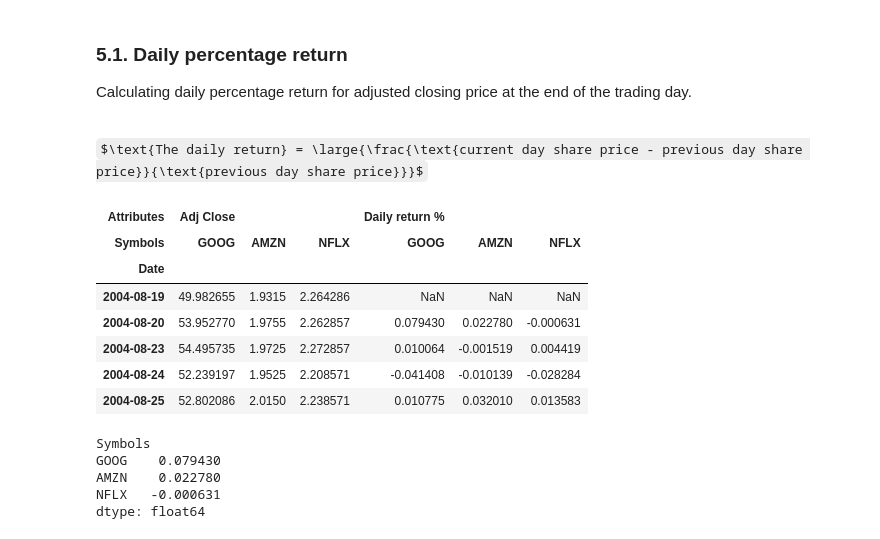
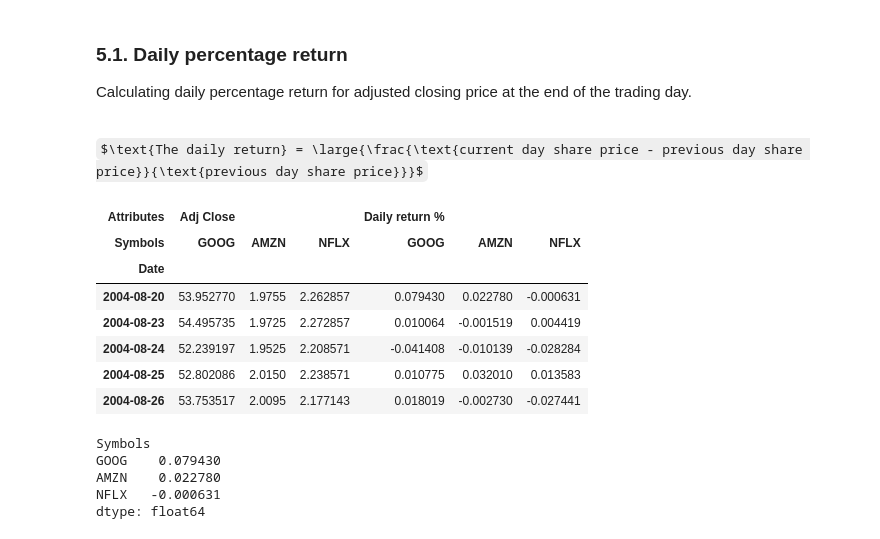
Before and after one commit to Negin1164/Data-Analysis-with-Python, a Jupyter notebook: Stock_Market_Data_Analysis_Github.ipynb, the cells around one changed output. Drawn from its saved outputs; the diff is of its cells as text; code cells hidden in the pictures; some formulas as TeX source.

```diff
--- a/Stock_Market_Data_Analysis_Github.ipynb
+++ b/Stock_Market_Data_Analysis_Github.ipynb
@@ -452,16 +401,16 @@ df[('Daily return %', 'GOOG')] = df.xs(key='Adj Close', level=0, axis=1)['GOOG']
 df[('Daily return %', 'AMZN')] = df.xs(key='Adj Close', level=0, axis=1)['AMZN'].pct_change(fill_method ='ffill')
 df[('Daily return %', 'NFLX')] = df.xs(key='Adj Close', level=0, axis=1)['NFLX'].pct_change(fill_method ='ffill')
 # %%
-df[['Adj Close' , 'Daily return %']].head(5)
+df[['Adj Close' , 'Daily return %']].dropna().head(5)
 # %% [output]
 | Attributes | Adj Close |  |  | Daily return % |  |  |
 | Symbols | GOOG | AMZN | NFLX | GOOG | AMZN | NFLX |
 | Date |  |  |  |  |  |  |
-| 2004-08-19 | 49.982655 | 1.9315 | 2.264286 | NaN | NaN | NaN |
 | 2004-08-20 | 53.952770 | 1.9755 | 2.262857 | 0.079430 | 0.022780 | -0.000631 |
 | 2004-08-23 | 54.495735 | 1.9725 | 2.272857 | 0.010064 | -0.001519 | 0.004419 |
 | 2004-08-24 | 52.239197 | 1.9525 | 2.208571 | -0.041408 | -0.010139 | -0.028284 |
 | 2004-08-25 | 52.802086 | 2.0150 | 2.238571 | 0.010775 | 0.032010 | 0.013583 |
+| 2004-08-26 | 53.753517 | 2.0095 | 2.177143 | 0.018019 | -0.002730 | -0.027441 |
 # %%
 # percentage change 2004/08/19 - 2004/08/20
 (df['Adj Close'].iloc[1] - df['Adj Close'].iloc[0])/ df['Adj Close'].iloc[0]
```
Also changed, not shown: parts of 11 cells of this notebook.
